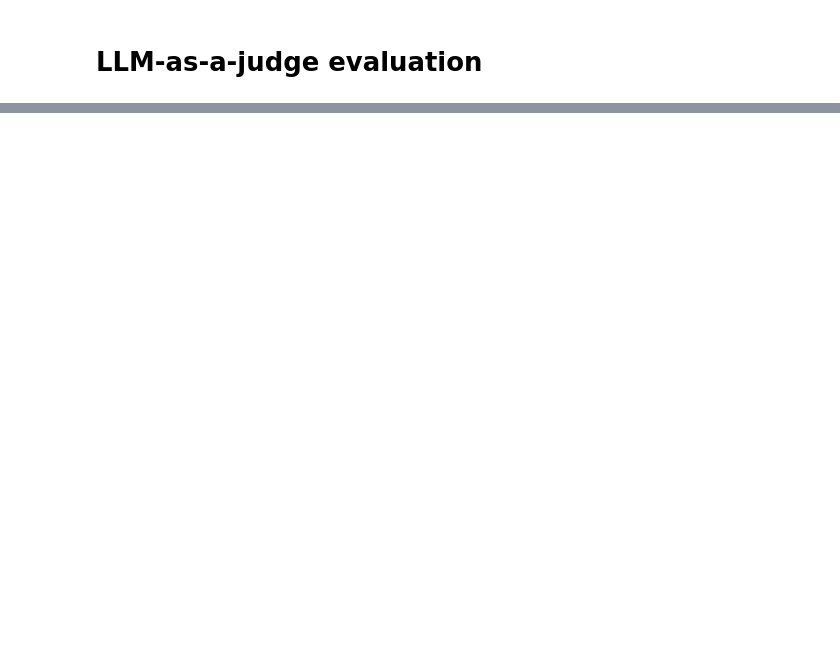
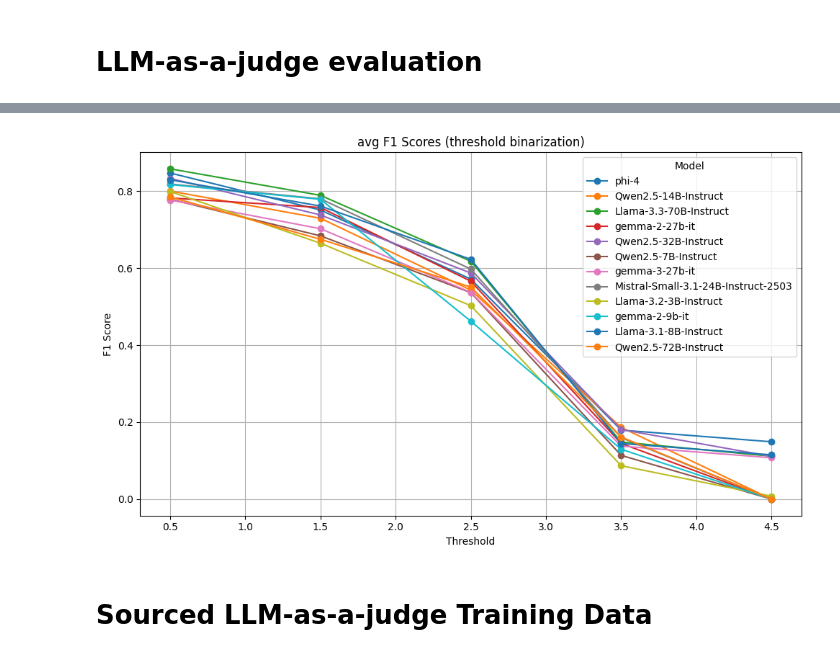
Before and after one commit to Modalities/ml_filter, a Jupyter notebook: notebooks/edu_content_human_as_a_judge.ipynb, the cells around one changed output, grey strips where cells are left out. Drawn from its saved outputs; the diff is of its cells as text; code cells hidden in the pictures; blank space fills up the shorter version.

```diff
--- a/notebooks/edu_content_human_as_a_judge.ipynb
+++ b/notebooks/edu_content_human_as_a_judge.ipynb
@@ -274,0 +379,15 @@ plt.show()
+# %%
+lang_averaged_metric_results = {}
+for lang, subresult in metric_results.items():
+    for model, metrics in subresult.items():
+        if model not in lang_averaged_metric_results:
+            lang_averaged_metric_results[model] = {}
+        for metric_name, score in metrics.items():
+            if metric_name not in lang_averaged_metric_results[model]:
+                lang_averaged_metric_results[model][metric_name] = []
+            lang_averaged_metric_results[model][metric_name].append(score)
+
+for model, metrics in lang_averaged_metric_results.items():
+    for metric_name, scores in metrics.items():
+        lang_averaged_metric_results[model][metric_name] = np.mean(scores)
+lang_averaged_metric_results
@@ -274,0 +412,28 @@ plt.show()
+# %%
+import copy
+
+lang = "avg"
+if lang == "avg":
+    threshold_results = copy.deepcopy(lang_averaged_metric_results)
+else:
+    threshold_results = metric_results[lang]
+
+# Sort threshold labels
+threshold_labels = sorted(next(iter(threshold_results.values())).keys(), key=lambda x: float(x.split('-')[1]))
+x = [float(label.split('-')[1]) for label in threshold_labels]
+
+# Plot
+plt.figure(figsize=(10, 6))
+for model, metrics in threshold_results.items():
+    y = [metrics[threshold] for threshold in threshold_labels]
+    plt.plot(x, y, marker='o', label=model)
+
+plt.xlabel("Threshold")
+plt.ylabel("F1 Score")
+plt.title(f"{lang} F1 Scores (threshold binarization)")
+plt.legend(title="Model")
+plt.grid(True)
+plt.tight_layout()
+plt.show()
+# %% [output]
+[figure, added]
@@ -274,0 +442,2 @@ plt.show()
+# %% [markdown]
+# Sourced LLM-as-a-judge Training Data
```
Also changed, not shown: parts of 38 cells of this notebook.
